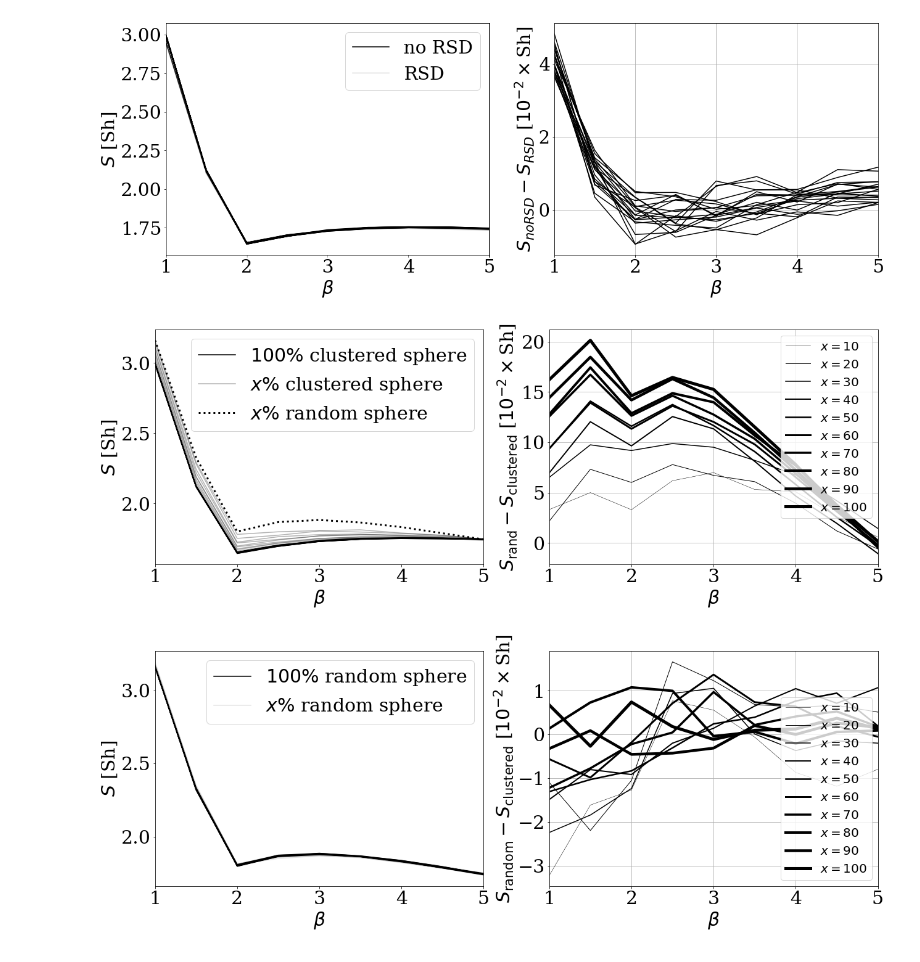
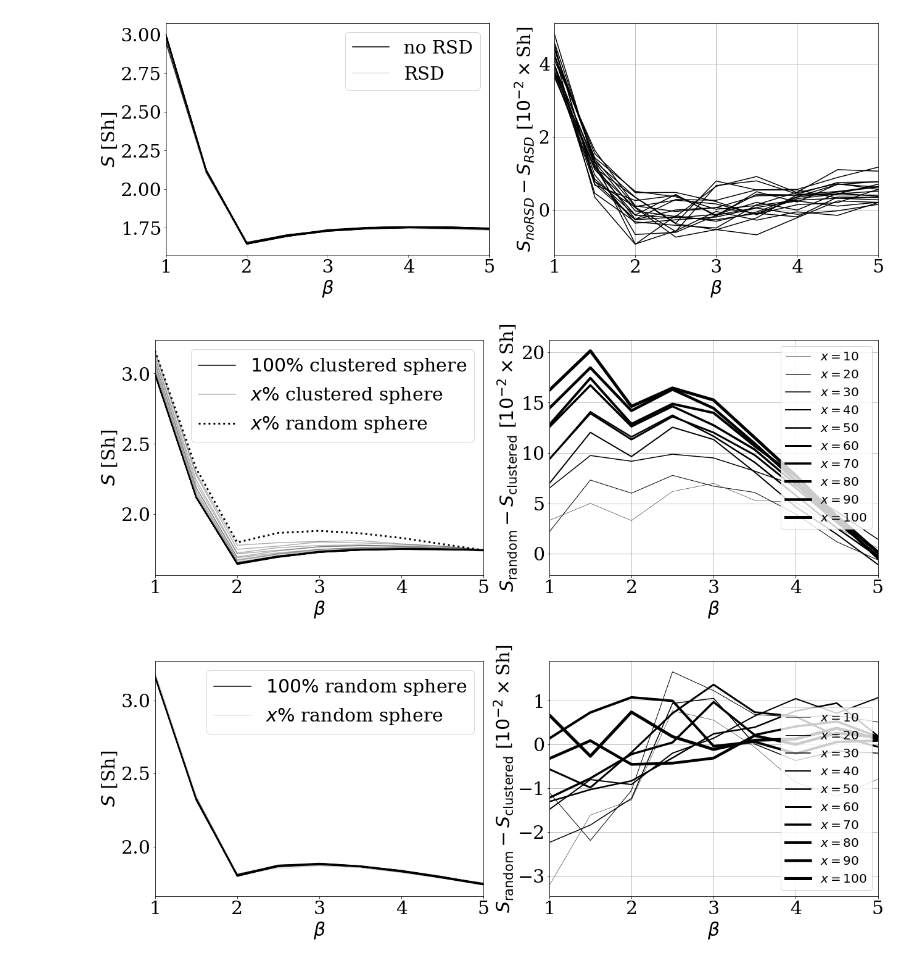
Before and after one commit to forero/BetaEntropy, a Jupyter notebook: code/plots_paper.ipynb, the cells around one changed output. Saved outputs shown, nothing was run; the diff lists cells and outputs as text; code cells hidden in the pictures.

```diff
--- a/code/plots_paper.ipynb
+++ b/code/plots_paper.ipynb
@@ -98,34 +98,34 @@ plt.savefig("rsd.pdf", bbox_inches='tight')
 # %%
 plt.figure(figsize=(21,7))
 plt.subplot(1,2,1)
 for i in range(n_percentage):
     if i==0:
         plt.plot(beta_values, data_spheres[:,i], color='black', label=r'$100\%$ clustered sphere')
         plt.plot(beta_values, data_percentage[:,i], color='black', alpha=0.3, label=r'$x\%$ clustered sphere')
         plt.plot(beta_values, data_random[:,i], ':', color='black', lw=3, label=r'$x\%$ random sphere')
     else:
         plt.plot(beta_values, data_spheres[:,i], color='black')
         plt.plot(beta_values, data_percentage[:,i], color='black', alpha=0.3)
 
 
 plt.ylabel("$S$ [Sh]")
 plt.xlabel(r"$\beta$")
 plt.legend(fontsize=MEDIUM_SIZE)
 plt.xticks(np.arange(1,6))
 plt.xlim([1,5])
 
 plt.subplot(1,2,2)
 for i in range(n_percentage):
     plt.plot(beta_values, 100*(data_percentage_random[:,i]-data_percentage[:,i]), color='black', lw=(i+1)/2.0, label=r'$x={}$'.format(10*i + 10))
 plt.legend(fontsize=20, loc=1)
-plt.ylabel(r"$S_{\mathrm {rand}} - S_{\mathrm{clustered}}$ [$10^{-2}\times$Sh]")
+plt.ylabel(r"$S_{\mathrm {random}} - S_{\mathrm{clustered}}$ [$10^{-2}\times$Sh]")
 plt.xlabel(r"$\beta$")
 plt.xticks(np.arange(1,6))
 plt.xlim([1,5])
 plt.grid()
 plt.savefig("n_density_clustered.pdf", bbox_inches='tight')
 # %% [output]
-[figure, old version]
+[figure, new version]
 # %%
 plt.figure(figsize=(21,7))
 plt.subplot(1,2,1)
```
Also changed, not shown: parts of 1 cell of this notebook.
